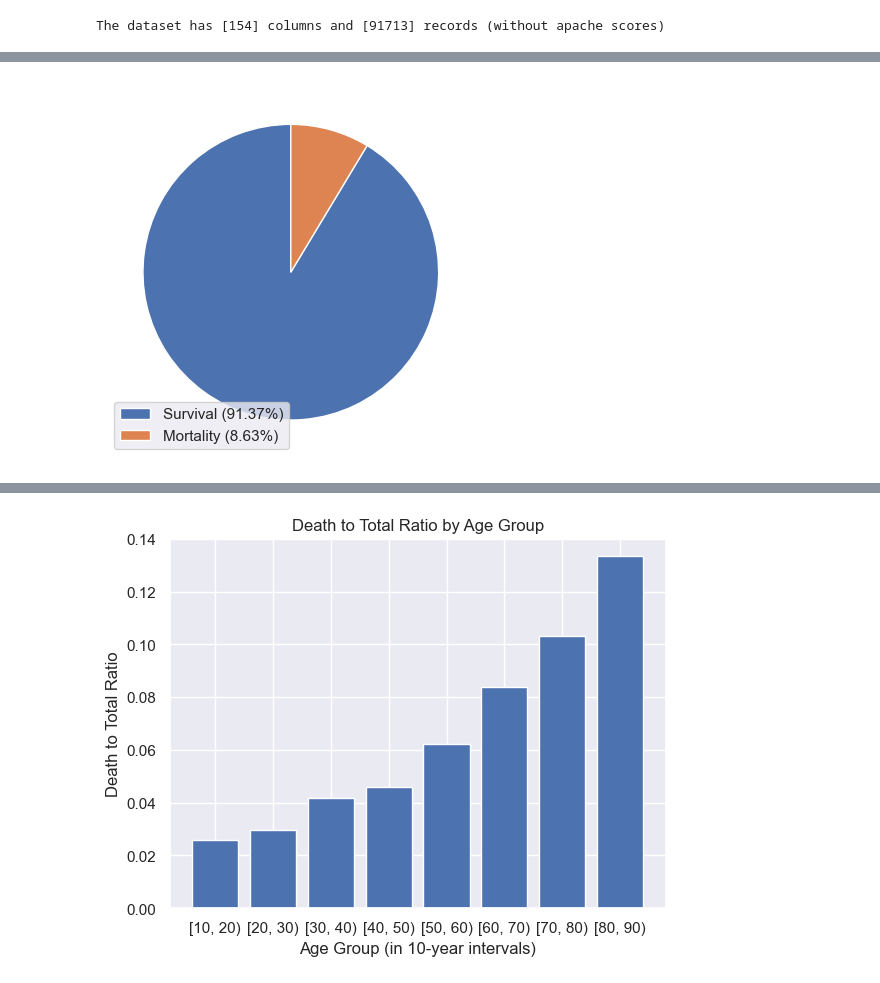
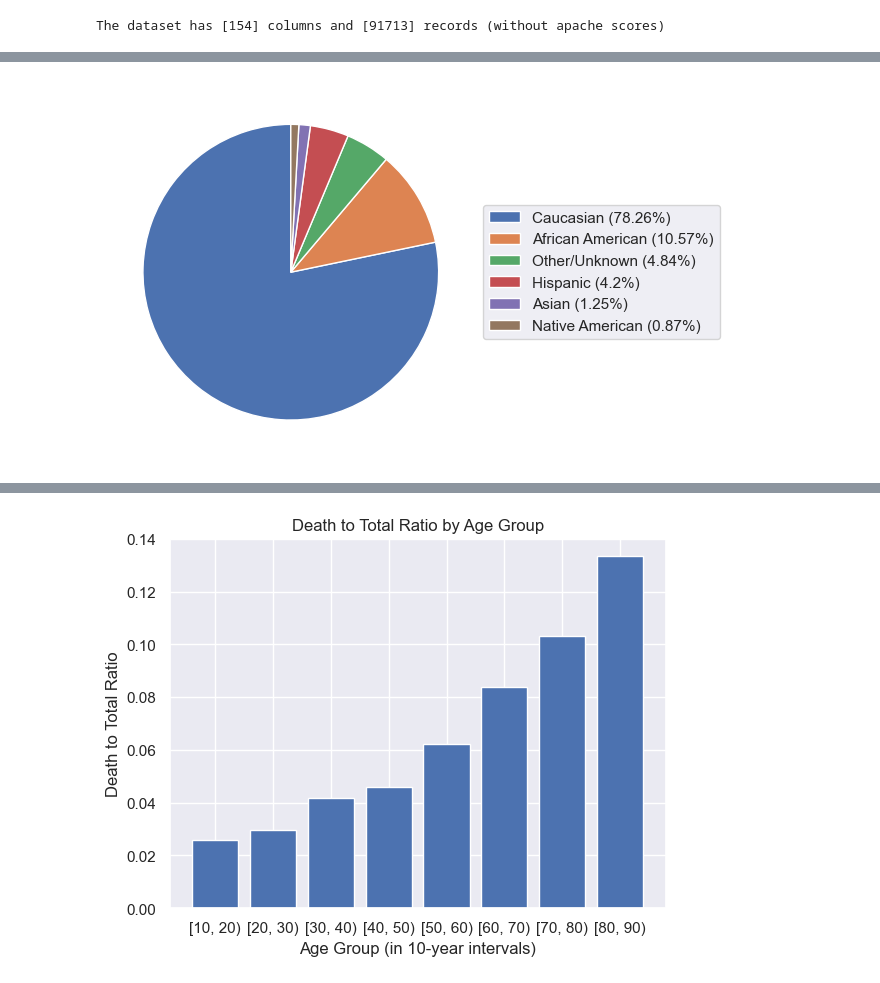
Before and after one commit to ShaniCohen/pred-ICU, a Jupyter notebook: eda.ipynb, the cells around one changed output, grey strips where cells are left out. Drawn from its saved outputs; the diff is of its cells as text; code cells hidden in the pictures.

Commit message:
Fixed pie charts and added ydata-profiling report

```diff
--- a/eda.ipynb
+++ b/eda.ipynb
@@ -150,11 +166,9 @@ The dataset has [154] columns and [91713] records (without apache scores)
 # %%
-survival_df = data_no_apache_df.hospital_death.value_counts()
-%matplotlib inline
-colors = sns.color_palette('deep')[0:2]
-patches, text = plt.pie(survival_df, colors=colors, startangle=90)
-labels = [f'{"Survival" if mortality_status == 0 else "Mortality"} ({round(count * 100 / sum(survival_df), 2)}%)' for mortality_status, count in zip(survival_df.keys(), survival_df)]
-plt.legend(labels=labels, loc='lower left')
-sns.set_theme()
+ethnicity_df = data_no_apache_df['ethnicity'].value_counts()
+colors = sns.color_palette('deep')[0:6]
+plt.pie(ethnicity_df, colors=colors, startangle=90)
+labels = [f'{ethnicity} ({round(count * 100 / sum(ethnicity_df), 2)}%)' for ethnicity, count in zip(ethnicity_df.keys(), ethnicity_df)]
+plt.legend(labels=labels, loc='center left', bbox_to_anchor=(1, 0.5))
 plt.show()
 # %% [output]
-[figure, old version]
+[figure, new version]
```
Also changed, not shown: parts of 10 cells of this notebook, 1 other file.
